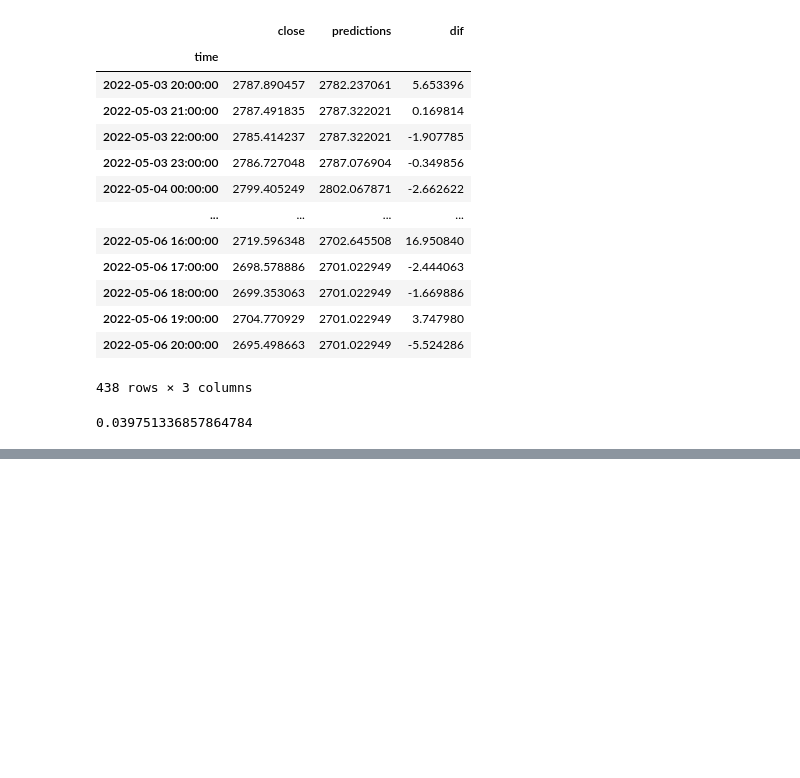
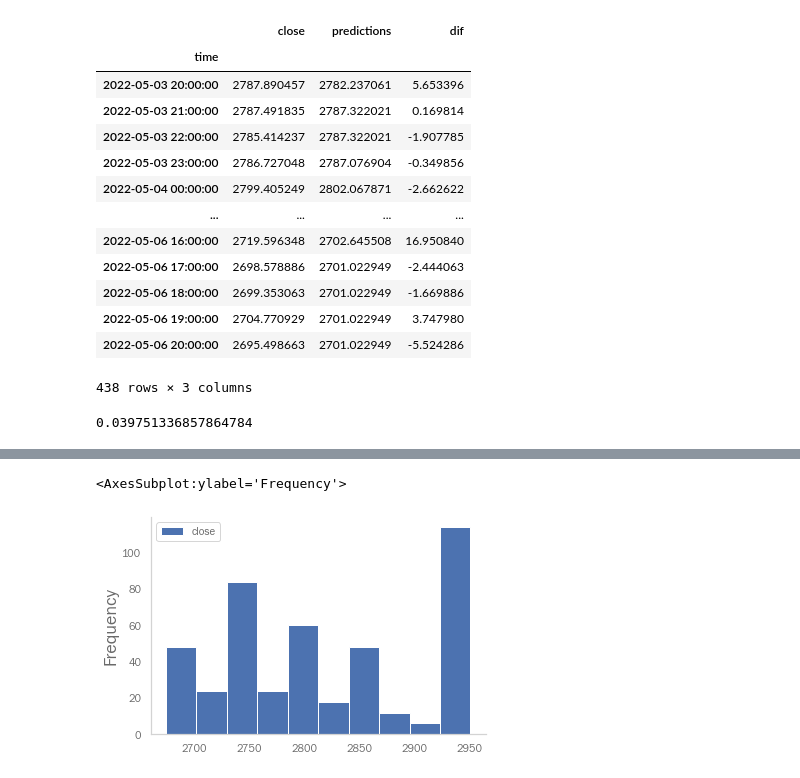
Before and after one commit to jdavisdevops/underminer_v2, a Jupyter notebook: interface.ipynb, the cells around one changed output, grey strips where cells are left out. Cells and saved outputs as stored; diff of their text form; code cells hidden in the pictures; blank space fills up the shorter version.

```diff
--- a/interface.ipynb
+++ b/interface.ipynb
@@ -80,0 +84,5 @@ tmp.dif.mean()
+# %%
+tmp.plot.hist(y=["close"], use_index=True)
+# %% [output]
+<AxesSubplot:ylabel='Frequency'>
+[figure, added]
```
Also changed, not shown: parts of 6 cells of this notebook, 1 other file.
